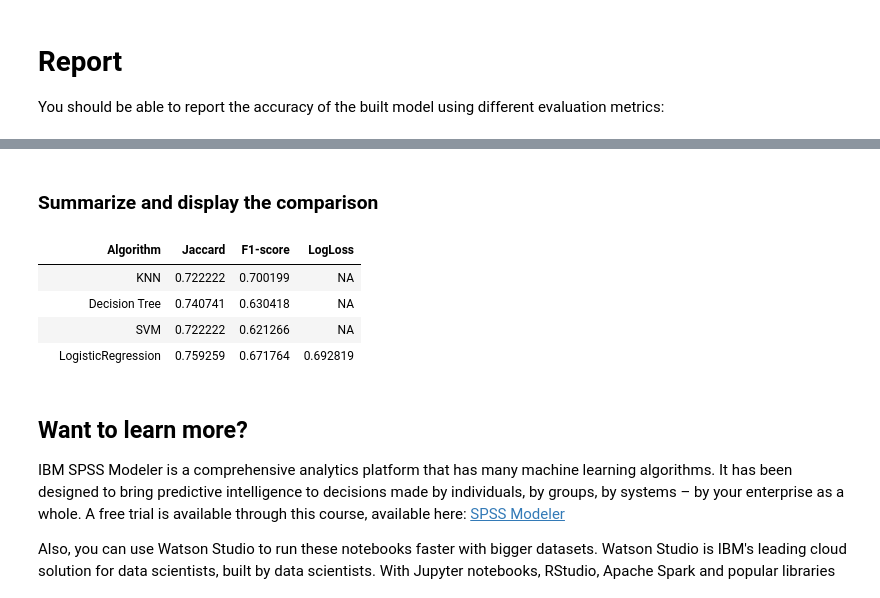
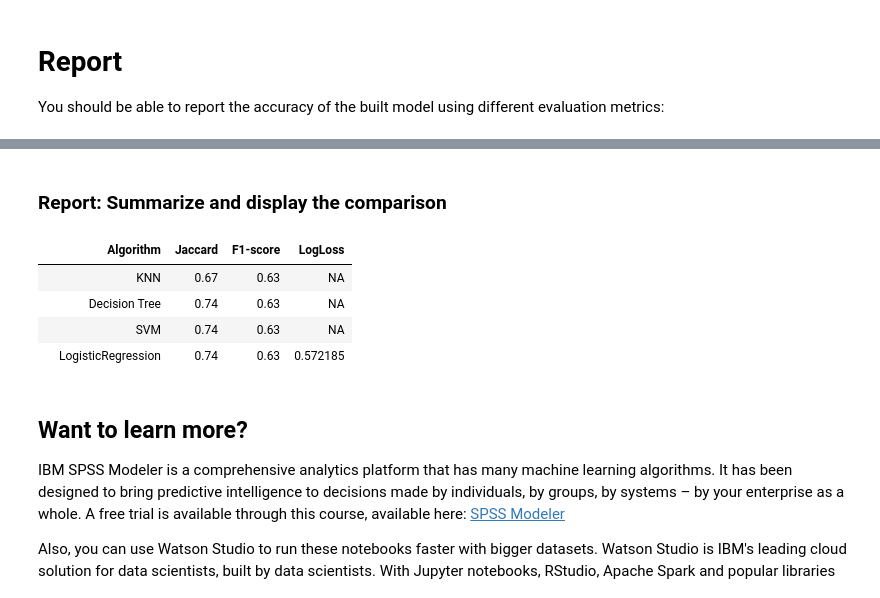
Before and after one commit to rojyates/coursera-machine-learning, a Jupyter notebook: Machine Learning Notebook.ipynb, the cells around one changed output, grey strips where cells are left out. Drawn from its saved outputs; the diff is of its cells as text; code cells hidden in the pictures.

```diff
--- a/Machine Learning Notebook.ipynb
+++ b/Machine Learning Notebook.ipynb
@@ -638,25 +542,28 @@ Logistic Regression Jaccard score: 0.6857
 # %% [markdown]
 ### Find the best K: Compare solvers and C values
 # %%
+# For some added interest, let's compare how both solvers and C values affect the accuracy
+
 solvers = ['newton-cg', 'lbfgs', 'liblinear', 'sag', 'saga']
 Cs = [0.00001, 0.0001, 0.001, 0.01, 0.1, 1, 10]
 
-max_k = len(Cs)
+numCs = len(Cs)
 lr_bestKperSolver = []
 bestOverallAccuracy = 0
 for s in solvers:
-    lr_logloss = np.zeros((max_k-1))
-    for k in range(1, max_k):
-        LR = LogisticRegression(C=Cs[k-1], solver=s).fit(X_train,y_train)
+    lr_mean_acc = np.zeros(numCs)
+    for k in range(numCs):
+        LR = LogisticRegression(C=Cs[k], solver=s).fit(X_train,y_train)
+        yhat_LR = LR.predict(X_test)
         yhat_prob = LR.predict_proba(X_test)
-        lr_logloss[k-1] = log_loss(y_test, yhat_prob)
-    print( "LogLosses for solver ", s, "were:", lr_logloss)
+        lr_mean_acc[k] = np.mean(yhat_LR==y_test)
+    print( "Mean accuracies for solver", s, "were:", lr_mean_acc)
 
     # find the best K for this solver
-    bestSolverAccuracy = lr_logloss.max()
-    bestSolverK = lr_logloss.argmax()
-    #print( "The best accuracy for solver ", s, "was", bestSolverAccuracy, "with C =", Cs[bestSolverK])
+    bestSolverAccuracy = lr_mean_acc.max()
+    bestSolverK = lr_mean_acc.argmax()
     lr_bestKperSolver += ((s, bestSolverAccuracy, Cs[bestSolverK]))
+    # keep track of the best overall combination
     if (bestSolverAccuracy > bestOverallAccuracy):
         bestOverallAccuracy = bestSolverAccuracy
         (bestSolver, bestAccuracy, bestK) = (s, bestSolverAccuracy, bestSolverK)
@@ -676,3 +588,3 @@ The best combination of solver and C was:  liblinear 1e-05 with accuracy 0.69289
 # %%
-bestLR = LogisticRegression(C=Cs[bestK], solver=bestSolver)
+bestLR = LogisticRegression(C=Cs[bestK], solver=bestSolver).fit(X_train,y_train)
 # %% [markdown]
@@ -769,11 +671,8 @@ Test_Feature.head()
 # %% [markdown]
 ### Define and normalize Evaluation set
 # %%
-X_eval = Test_Feature
 y_eval = test_df['loan_status'].values
-y_eval_labels=set(y_eval)
-
-X_eval = preprocessing.StandardScaler().fit(X_eval).transform(X_eval)
+X_eval = preprocessing.StandardScaler().fit(Test_Feature).transform(Test_Feature)
 # %% [markdown]
 ### Evaluate Models using Evaluation data
 # %%
@@ -781,21 +680,21 @@ X_eval = preprocessing.StandardScaler().fit(X_eval).transform(X_eval)
 # then predict against the evaluatin data.
 
 # KNN
-bestKNN.fit(X, y) # train on original test set
-yhat_eval_KNN = optimumKNNClassifier.predict(X_eval)
+#bestKNN.fit(X, y) # train on original test set
+yhat_eval_KNN = bestKNN.predict(X_eval)
 
 # SVM
-bestSVM.fit(X, y) # train on original test set
+#bestSVM.fit(X, y) # train on original test set
 yhat_eval_SVM = bestSVM.predict(X_eval)
 
 # DTree
-bestDTree.fit(X, y) # train on original test set
+#bestDTree.fit(X, y) # train on original test set
 yhat_eval_DTree = bestDTree.predict(X_eval)
 
 # LogReg
-LR_eval = bestLR.fit(X, y) # train on original test set
-yhat_eval_LR = LR_eval.predict(X_eval)
-yhat_eval_LR_prob = LR_eval.predict_proba(X_eval)
+#LR_eval = bestLR.fit(X, y) # train on original test set
+yhat_eval_LR = bestLR.predict(X_eval)
+yhat_eval_LR_prob = bestLR.predict_proba(X_eval)
 # %% [markdown]
 # Report
 You should be able to report the accuracy of the built model using different evaluation metrics:
@@ -809,19 +701,20 @@ You should be able to report the accuracy of the built model using different eva
 # %% [markdown]
-### Summarize and display the comparison
+### Report: Summarize and display the comparison
 # %%
 # and evaluate table
 EvalKNNScores = ('KNN', jaccard_similarity_score(y_eval, yhat_eval_KNN), f1_score(y_eval, yhat_eval_KNN, average='weighted'), 'NA')
 EvalDTreeScores = ('Decision Tree', jaccard_similarity_score(y_eval, yhat_eval_DTree), f1_score(y_eval, yhat_eval_DTree, average='weighted'), 'NA')
 EvalSVMScores = ('SVM', jaccard_similarity_score(y_eval, yhat_eval_SVM), f1_score(y_eval, yhat_eval_SVM, average='weighted'), 'NA')
 EvalLogRegScores = ('LogisticRegression', jaccard_similarity_score(y_eval, yhat_eval_LR), f1_score(y_eval, yhat_eval_LR, average='weighted'), log_loss(y_eval, yhat_eval_LR_prob))
 eval_data = [EvalKNNScores, EvalDTreeScores, EvalSVMScores, EvalLogRegScores]
-pd.DataFrame(eval_data, columns=('Algorithm', 'Jaccard', 'F1-score', 'LogLoss'), index=['','','',''])
+df=pd.DataFrame(eval_data, columns=('Algorithm', 'Jaccard', 'F1-score', 'LogLoss'), index=['','','',''])
+df.round(2)
 # %% [output]
 |  | Algorithm | Jaccard | F1-score | LogLoss |
-|  | KNN | 0.722222 | 0.700199 | NA |
-|  | Decision Tree | 0.740741 | 0.630418 | NA |
-|  | SVM | 0.722222 | 0.621266 | NA |
-|  | LogisticRegression | 0.759259 | 0.671764 | 0.692819 |
+|  | KNN | 0.67 | 0.63 | NA |
+|  | Decision Tree | 0.74 | 0.63 | NA |
+|  | SVM | 0.74 | 0.63 | NA |
+|  | LogisticRegression | 0.74 | 0.63 | 0.572185 |
 # %% [markdown]
 <h2>Want to learn more?</h2>
 
```
Also changed, not shown: parts of 46 cells of this notebook.
